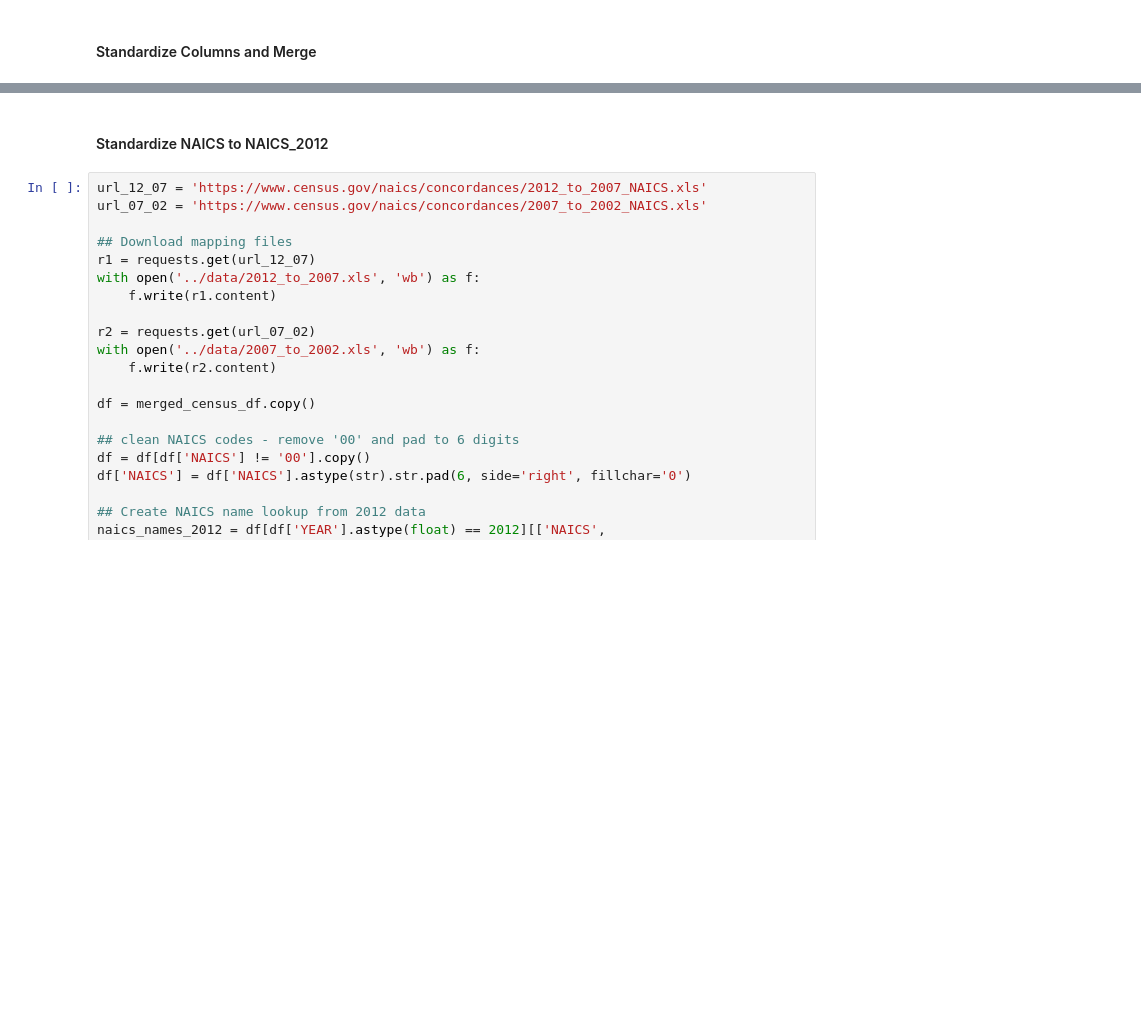
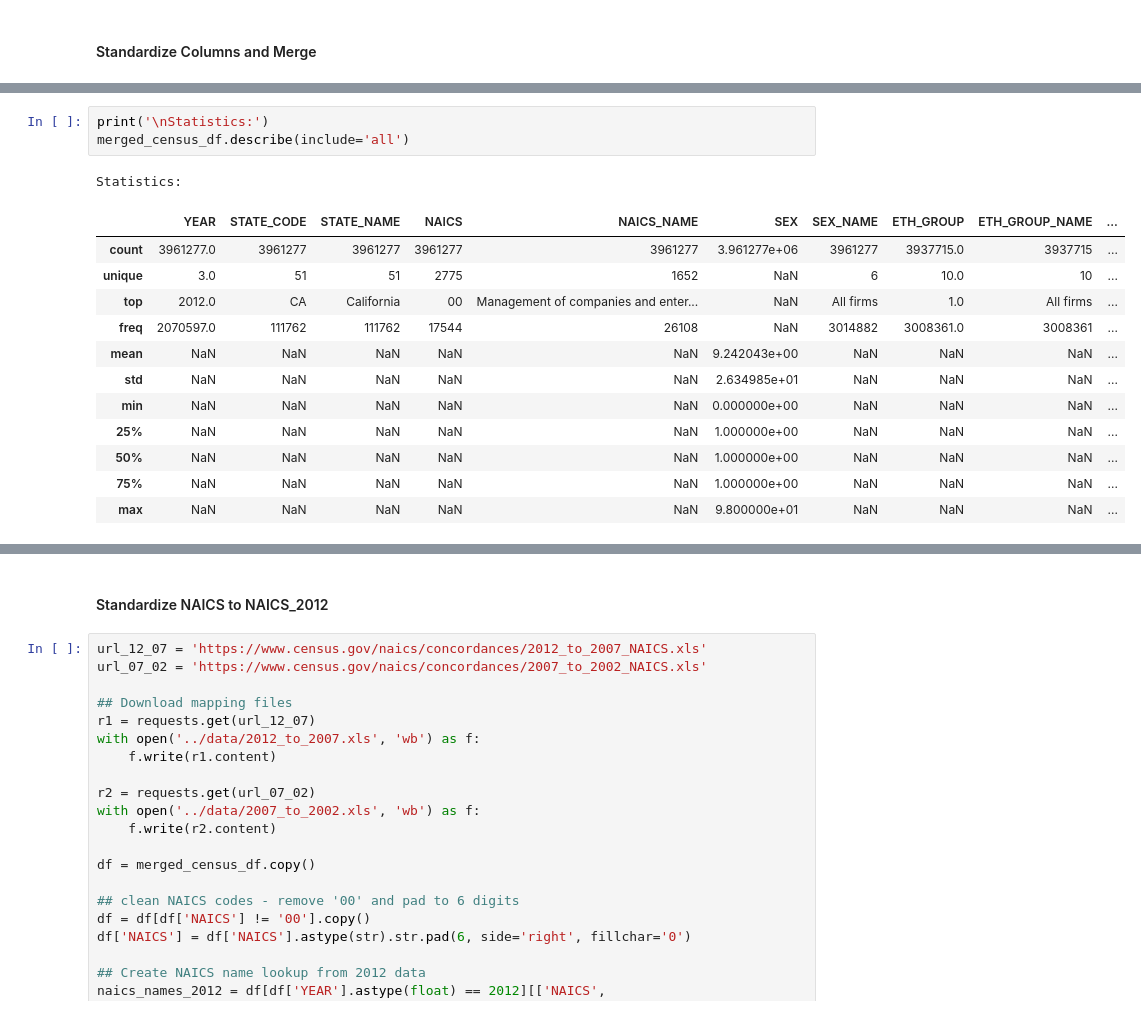
Before and after one commit to CPSC-5071-SELECT-ALL-FROM-STRUGGLING/FairLend-SBA, a Jupyter notebook: notebooks/Data_Load_Preparation_and_Cleaning.ipynb, the cells around one changed output, grey strips where cells are left out. Drawn from its saved outputs; the diff is of its cells as text; blank space fills up the shorter version.

```diff
--- a/notebooks/Data_Load_Preparation_and_Cleaning.ipynb
+++ b/notebooks/Data_Load_Preparation_and_Cleaning.ipynb
@@ -275,0 +263,17 @@ dtype: int64
+# %%
+print('\nStatistics:')
+merged_census_df.describe(include='all')
+# %% [output]
+Statistics:
+|  | YEAR | STATE_CODE | STATE_NAME | NAICS | NAICS_NAME | SEX | SEX_NAME | ETH_GROUP | ETH_GROUP_NAME | ... |
+| count | 3961277.0 | 3961277 | 3961277 | 3961277 | 3961277 | 3.961277e+06 | 3961277 | 3937715.0 | 3937715 | ... |
+| unique | 3.0 | 51 | 51 | 2775 | 1652 | NaN | 6 | 10.0 | 10 | ... |
+| top | 2012.0 | CA | California | 00 | Management of companies and enter... | NaN | All firms | 1.0 | All firms | ... |
+| freq | 2070597.0 | 111762 | 111762 | 17544 | 26108 | NaN | 3014882 | 3008361.0 | 3008361 | ... |
+| mean | NaN | NaN | NaN | NaN | NaN | 9.242043e+00 | NaN | NaN | NaN | ... |
+| std | NaN | NaN | NaN | NaN | NaN | 2.634985e+01 | NaN | NaN | NaN | ... |
+| min | NaN | NaN | NaN | NaN | NaN | 0.000000e+00 | NaN | NaN | NaN | ... |
+| 25% | NaN | NaN | NaN | NaN | NaN | 1.000000e+00 | NaN | NaN | NaN | ... |
+| 50% | NaN | NaN | NaN | NaN | NaN | 1.000000e+00 | NaN | NaN | NaN | ... |
+| 75% | NaN | NaN | NaN | NaN | NaN | 1.000000e+00 | NaN | NaN | NaN | ... |
+| max | NaN | NaN | NaN | NaN | NaN | 9.800000e+01 | NaN | NaN | NaN | ... |
```
Also changed, not shown: parts of 4 cells of this notebook.
